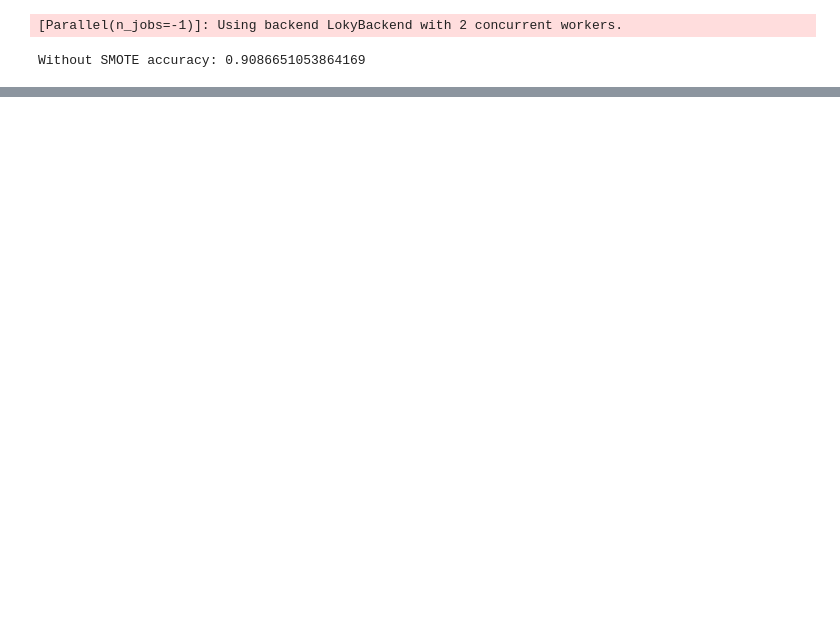
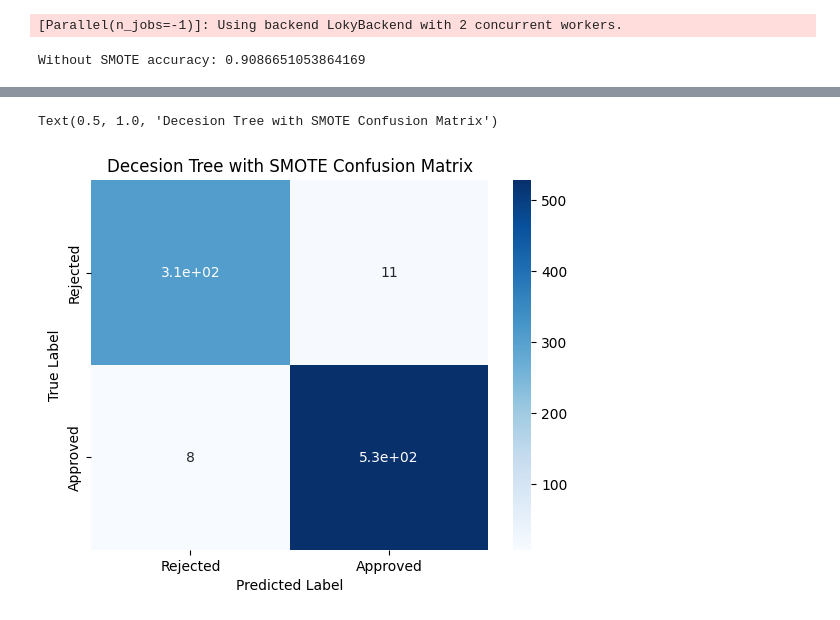
Before and after one commit to Seif-Moharam/Loan-Approval-Prediction-Description, a Jupyter notebook: Loan_Approval_Prediction_Description.ipynb, the cells around one changed output, grey strips where cells are left out. Saved outputs shown, nothing was run; the diff lists cells and outputs as text; code cells hidden in the pictures; blank space fills up the shorter version.

```diff
--- a/Loan_Approval_Prediction_Description.ipynb
+++ b/Loan_Approval_Prediction_Description.ipynb
@@ -88,0 +108,5 @@ Text(0.5, 1.0, 'Logistic Regression with SMOTE Confusion Matrix')
+# %%
+plot_conf_matrix("Decesion Tree with SMOTE Confusion Matrix")
+# %% [output]
+Text(0.5, 1.0, 'Decesion Tree with SMOTE Confusion Matrix')
+[figure, added]
```
Also changed, not shown: parts of 11 cells of this notebook.
